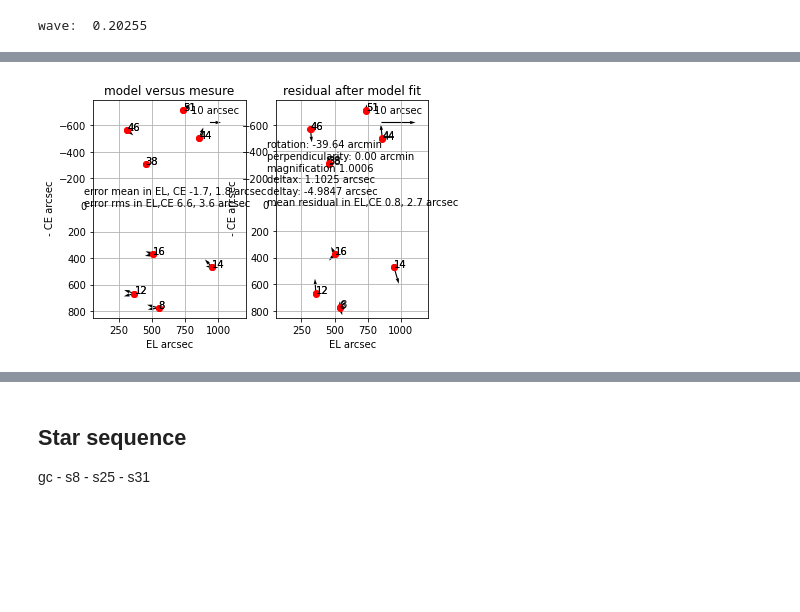
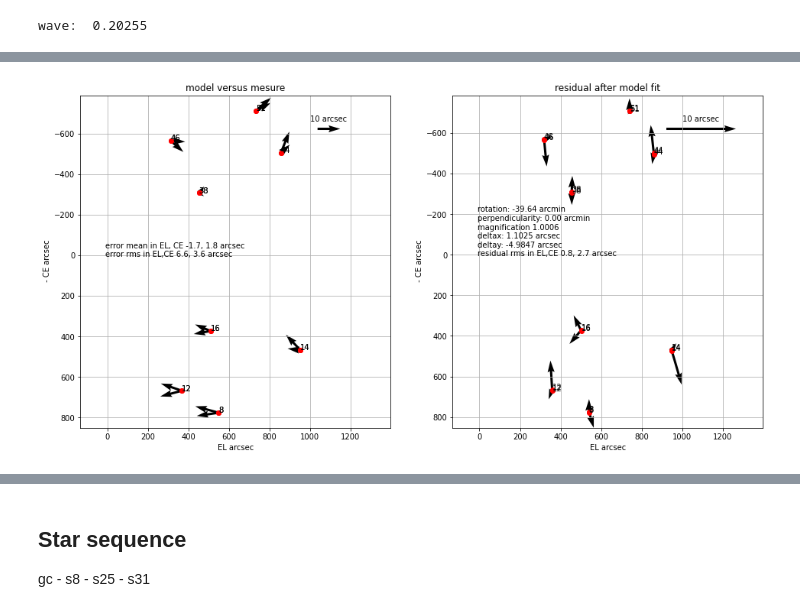
Before and after one commit to vpicouet/FireBallPipe, a Jupyter notebook: Notebook/2018/autocoll_XYcalib_180904_F1.ipynb, the cells around one changed output, grey strips where cells are left out. Drawn from its saved outputs; the diff is of its cells as text; code cells hidden in the pictures; blank space fills up the shorter version.

```diff
--- a/Notebook/2018/autocoll_XYcalib_180904_F1.ipynb
+++ b/Notebook/2018/autocoll_XYcalib_180904_F1.ipynb
@@ -53,5 +54,5 @@ NAXIS : 0  0
 # %%
-target_filename = 'Calibration/Targets/2022/targets_F1.txt'
+target_filename = 'Calibration/Targets/2022/targets_F1.csv'
 F1 = Table.read(target_filename, format='ascii')
 # %% [markdown]
 ## Diffuse UV image
@@ -266,7 +265,7 @@ slits_coord_obs = G2UV.detector2guider(slits_coord_obs_det, wave=obs_wave, angle
 # %%
 weight = np.array( [1.]*16  + [1./(1. + 1e-1)]*16)
 
-G2UVcor = G2UV.update_model(slits_coord_valid, slits_coord_obs, labels=slits_valid, plot=True)[0]
+G2UVcor = G2UV.update_model(slits_coord_valid, slits_coord_obs, labels=slits_valid, plot=True, figsize=(16,8))[0]
 # %% [output]
 Fitting rotation, translation and magnification
 gamma: 1.0006108790418187
@@ -276,14 +275,14 @@ dy: 4.984655023227371 arcsec
 variances: [4.11192686e-04 1.41357633e+00 3.49021087e-01 3.49021087e-01]
 
 residuals in arcsec: [[ 1.17318472  0.54579993]
  [-0.01797802  1.82609321]
  [ 1.46175773 -5.01449536]
  [ 0.68420164 -2.2945999 ]
  [-0.25537615  4.34532807]
 ... (9 lines left out)
  [-0.24087447 -0.53630279]
  [ 0.37945184 -3.94240794]]
 max residual in EL,CE 1.7, 5.0 arcsec
 mean residual in EL,CE 0.8, 2.7 arcsec
-[figure, old version]
+[figure, new version]
 After updating:
```
Also changed, not shown: parts of 15 cells of this notebook, 5 other files.
